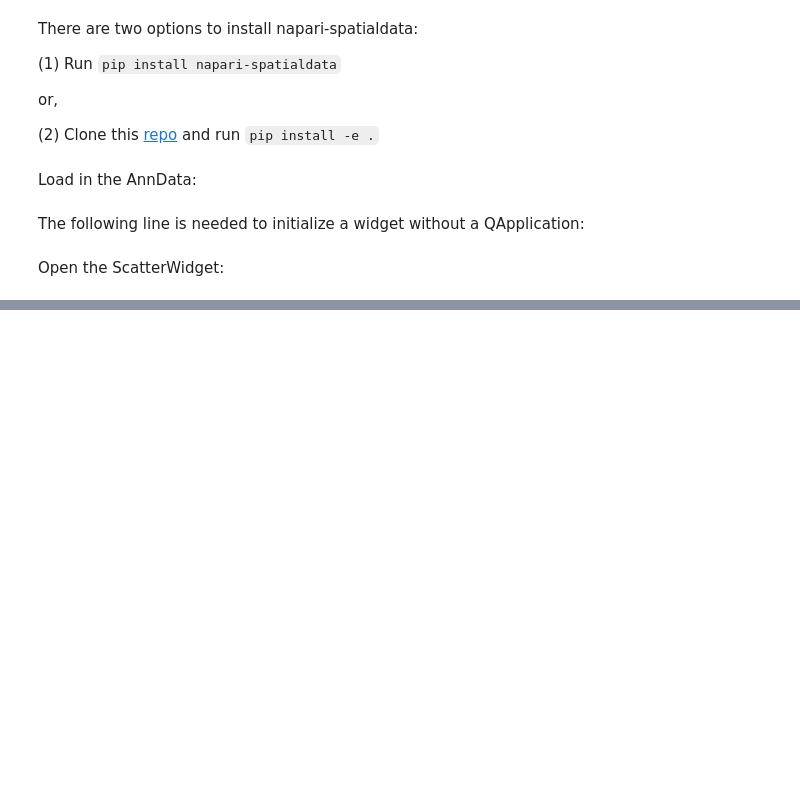
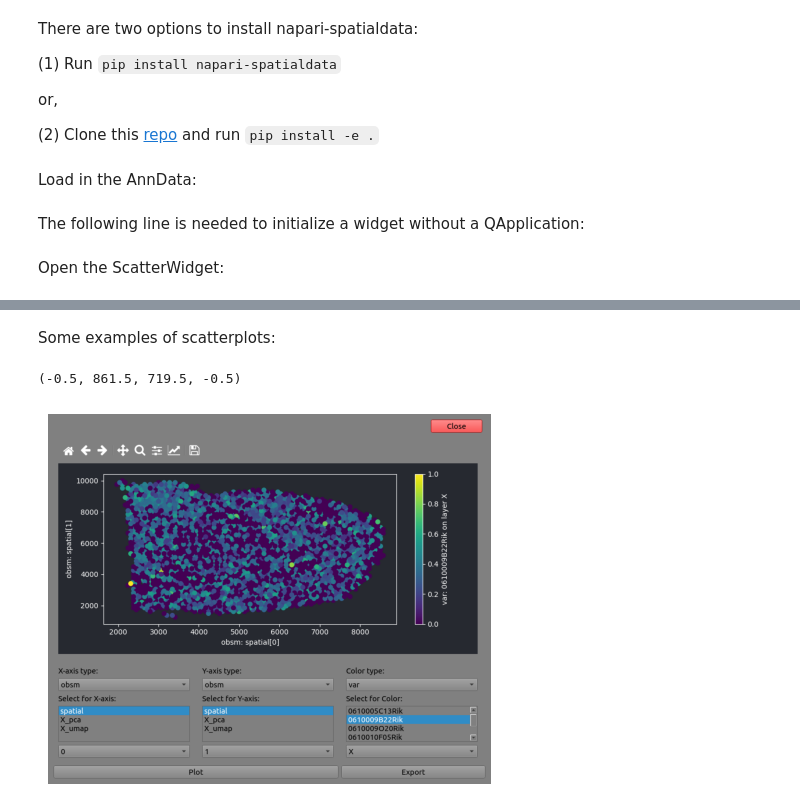
Before and after one commit to scverse/napari-spatialdata, a Jupyter notebook: docs/notebooks/scatterwidget.ipynb, the cells around one changed output, grey strips where cells are left out. Cells and saved outputs as stored; diff of their text form; code cells hidden in the pictures; blank space fills up the shorter version.

```diff
--- a/docs/notebooks/scatterwidget.ipynb
+++ b/docs/notebooks/scatterwidget.ipynb
@@ -30,0 +40,8 @@ widget.show()
+# %% [markdown]
+Some examples of scatterplots:
+# %%
+plt.imshow(widget.screenshot())
+plt.axis('off')
+# %% [output]
+(-0.5, 861.5, 719.5, -0.5)
+[figure, added]
```
Also changed, not shown: parts of 4 cells of this notebook, 1 other file.
